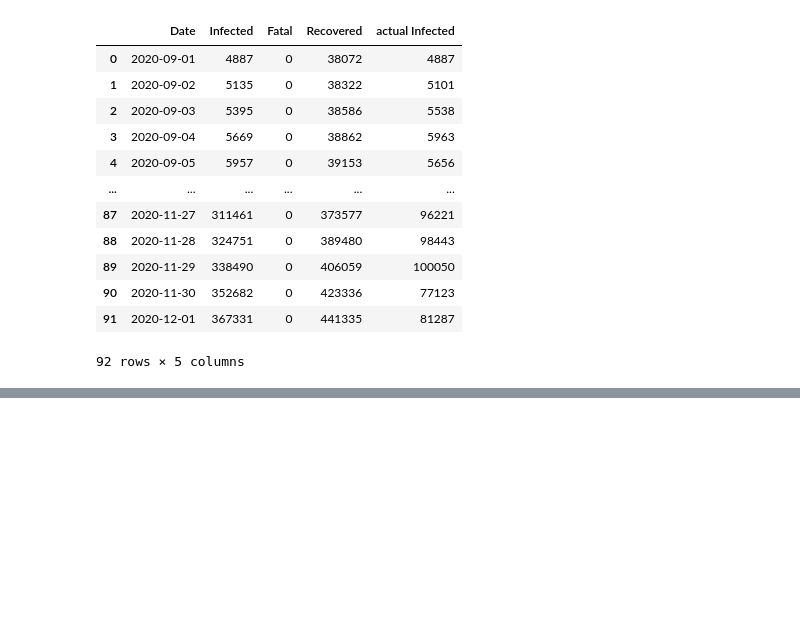
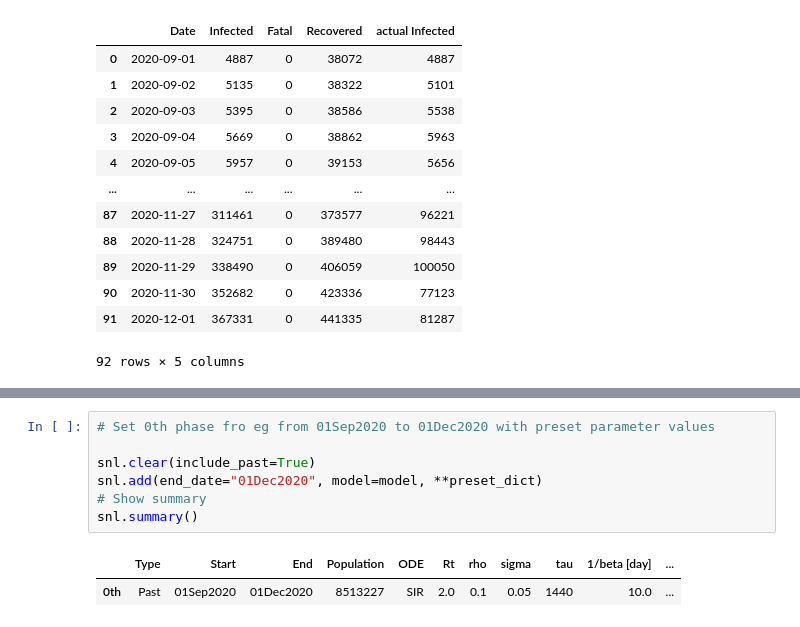
Before and after one commit to LFaltner/Data_Science_Project, a Jupyter notebook: CovsirPhy_SIR_simulations.ipynb, the cells around one changed output, grey strips where cells are left out. Cells and saved outputs as stored; diff of their text form; blank space fills up the shorter version.

```diff
--- a/CovsirPhy_SIR_simulations.ipynb
+++ b/CovsirPhy_SIR_simulations.ipynb
@@ -238,0 +160,10 @@ _ = snl.simulate(name = 'Vaccine')
+# %%
+# Set 0th phase fro eg from 01Sep2020 to 01Dec2020 with preset parameter values
+
+snl.clear(include_past=True)
+snl.add(end_date="01Dec2020", model=model, **preset_dict)
+# Show summary
+snl.summary()
+# %% [output]
+|  | Type | Start | End | Population | ODE | Rt | rho | sigma | tau | 1/beta [day] | ... |
+| 0th | Past | 01Sep2020 | 01Dec2020 | 8513227 | SIR | 2.0 | 0.1 | 0.05 | 1440 | 10.0 | ... |
```
Also changed, not shown: parts of 28 cells of this notebook.
